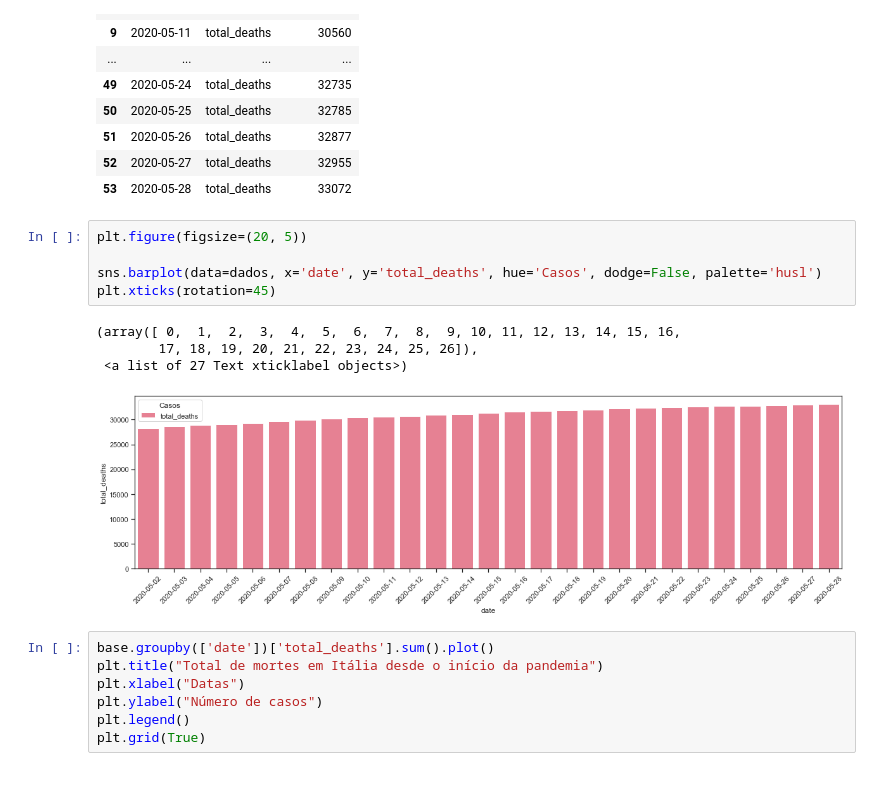
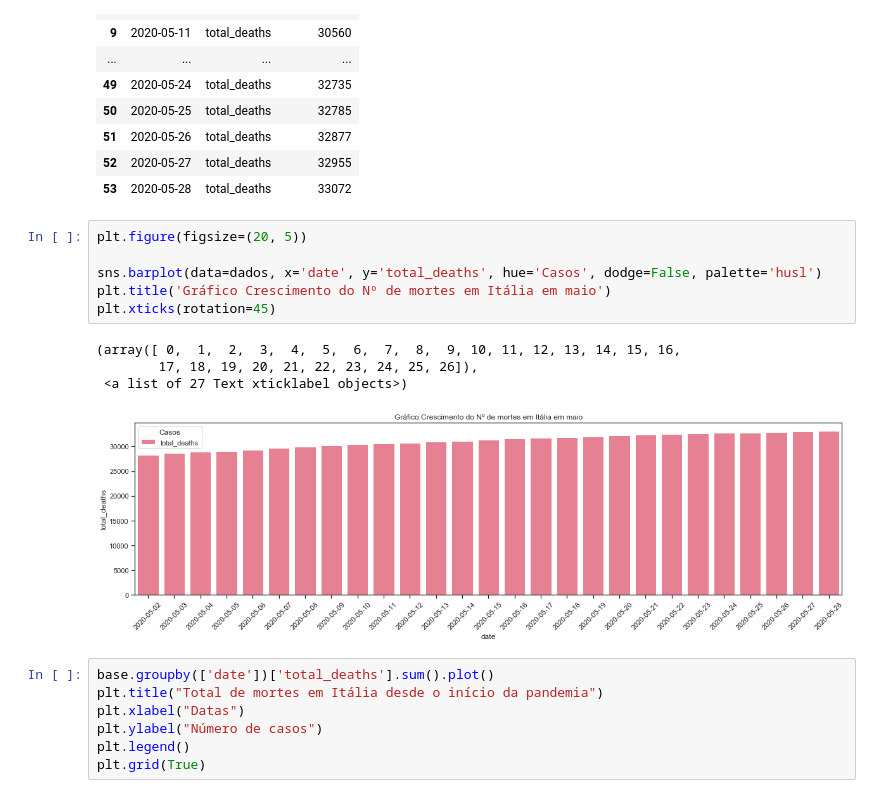
Before and after one commit to AnaPinto16/Epidemologia_SIG, a Jupyter notebook: NEW/Notebooks/Gráficos.ipynb, the cells around one changed output. Cells and saved outputs as stored; diff of their text form.

```diff
--- a/NEW/Notebooks/Gráficos.ipynb
+++ b/NEW/Notebooks/Gráficos.ipynb
@@ -187,13 +191,14 @@ display(dados)
 # %%
 plt.figure(figsize=(20, 5))
 
 sns.barplot(data=dados, x='date', y='total_deaths', hue='Casos', dodge=False, palette='husl')
+plt.title('Gráfico Crescimento do Nº de mortes em Itália em maio')
 plt.xticks(rotation=45)
 # %% [output]
 (array([ 0,  1,  2,  3,  4,  5,  6,  7,  8,  9, 10, 11, 12, 13, 14, 15, 16,
         17, 18, 19, 20, 21, 22, 23, 24, 25, 26]),
  <a list of 27 Text xticklabel objects>)
-[figure, old version]
+[figure, new version]
 # %%
 base.groupby(['date'])['total_deaths'].sum().plot()
 plt.title("Total de mortes em Itália desde o início da pandemia")
```
Also changed, not shown: parts of 4 cells of this notebook.
